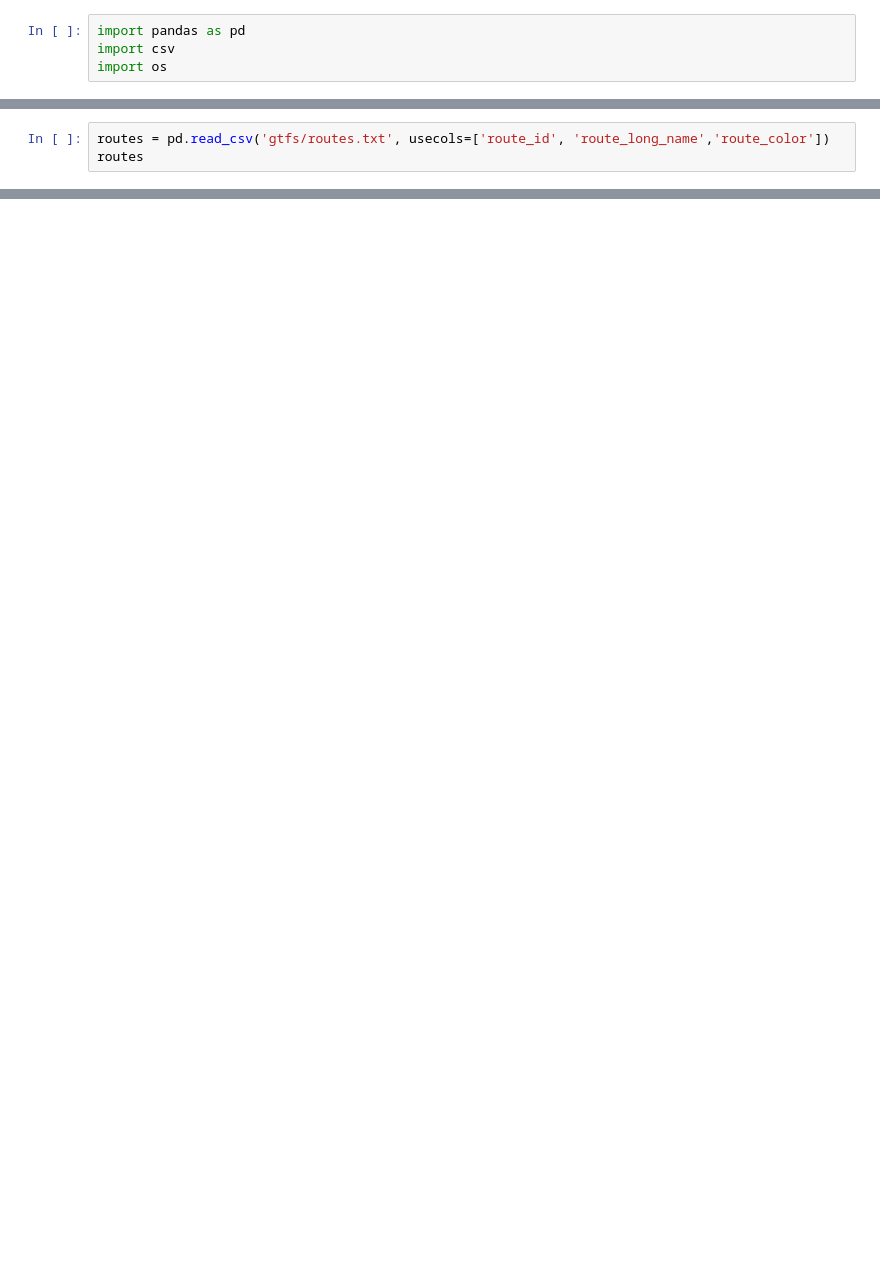
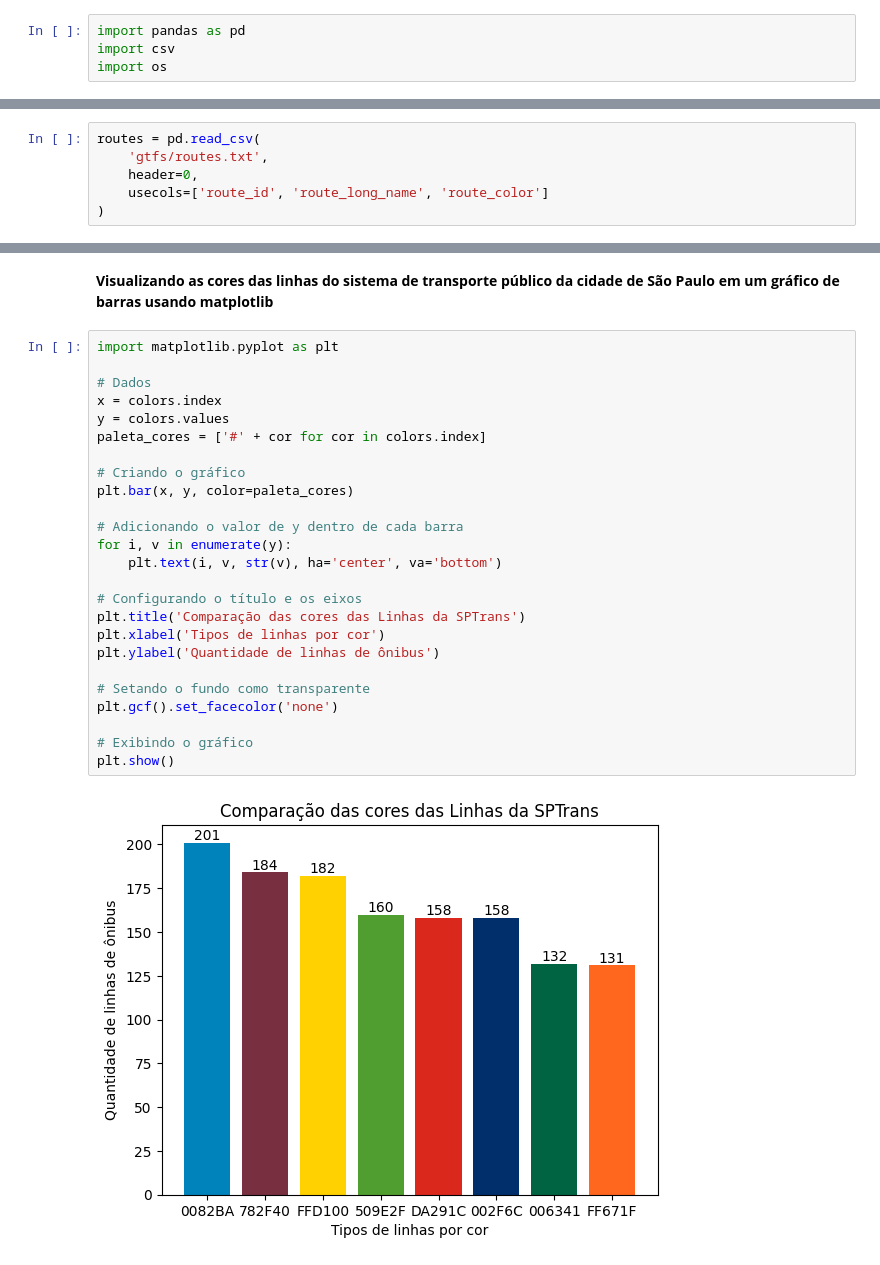
Before and after one commit to Towlen/linhas-sptrans, a Jupyter notebook: table.ipynb, the cells around one changed output, grey strips where cells are left out. Saved outputs shown, nothing was run; the diff lists cells and outputs as text; blank space fills up the shorter version.

```diff
--- a/table.ipynb
+++ b/table.ipynb
@@ -9,3 +14,6 @@ O arquivo routes.txt contém as informações sobre o letreiro da rota, cor e id
 # %%
-routes = pd.read_csv('gtfs/routes.txt', usecols=['route_id', 'route_long_name','route_color'])
-routes
+routes = pd.read_csv(
+    'gtfs/routes.txt',
+    header=0,
+    usecols=['route_id', 'route_long_name', 'route_color']
+)
@@ -217,0 +76,29 @@ ndest.to_csv('./tables/ndest.csv', header=False)
+# %% [markdown]
+**Visualizando as cores das linhas do sistema de transporte público da cidade de São Paulo em um gráfico de barras usando matplotlib**
+# %%
+import matplotlib.pyplot as plt
+
+# Dados
+x = colors.index
+y = colors.values
+paleta_cores = ['#' + cor for cor in colors.index]
+
+# Criando o gráfico
+plt.bar(x, y, color=paleta_cores)
+
+# Adicionando o valor de y dentro de cada barra
+for i, v in enumerate(y):
+    plt.text(i, v, str(v), ha='center', va='bottom')
+
+# Configurando o título e os eixos
+plt.title('Comparação das cores das Linhas da SPTrans')
+plt.xlabel('Tipos de linhas por cor')
+plt.ylabel('Quantidade de linhas de ônibus')
+
+# Setando o fundo como transparente
+plt.gcf().set_facecolor('none')
+
+# Exibindo o gráfico
+plt.show()
+# %% [output]
+[figure, added]
```
Also changed, not shown: parts of 89 cells of this notebook.
